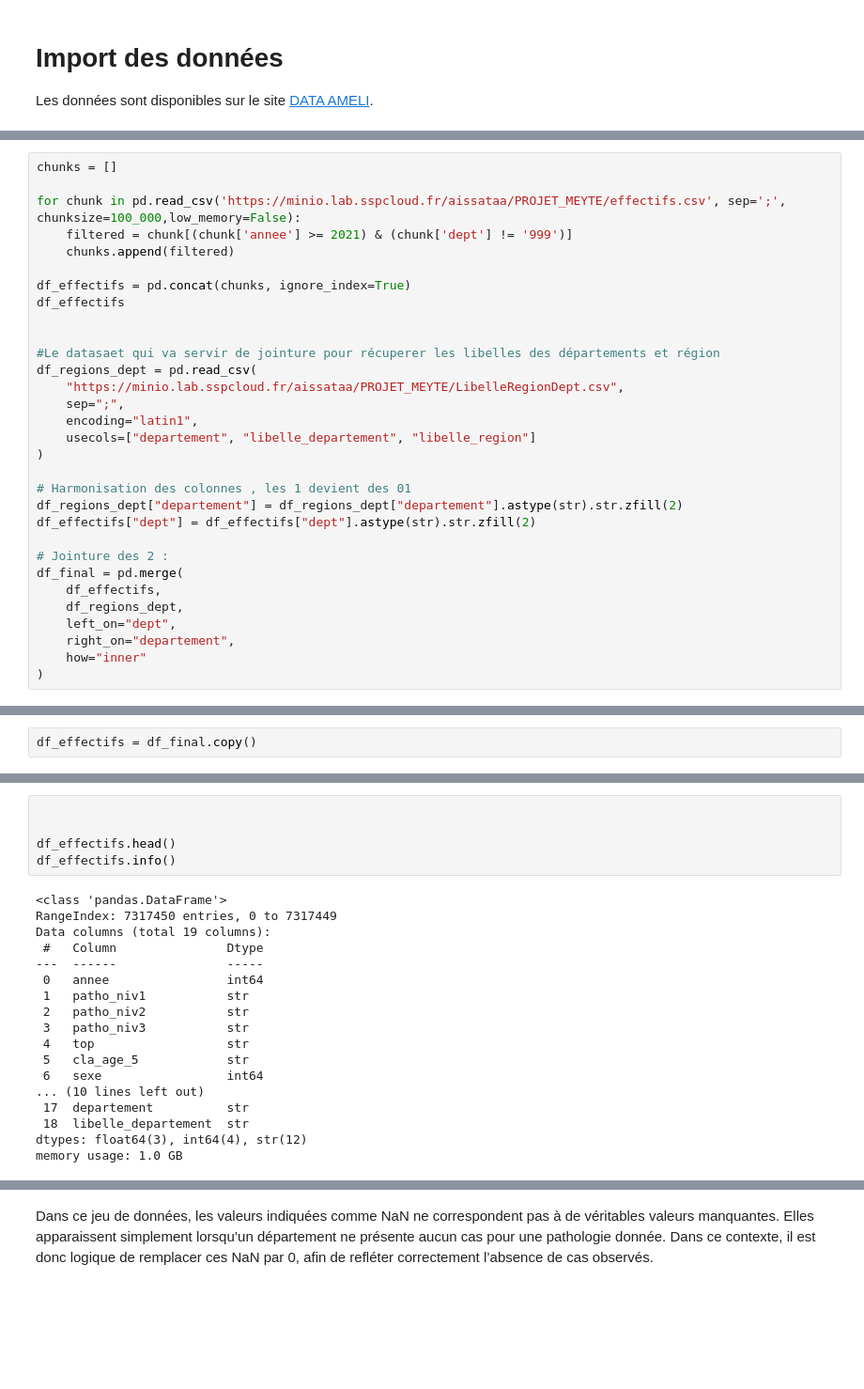
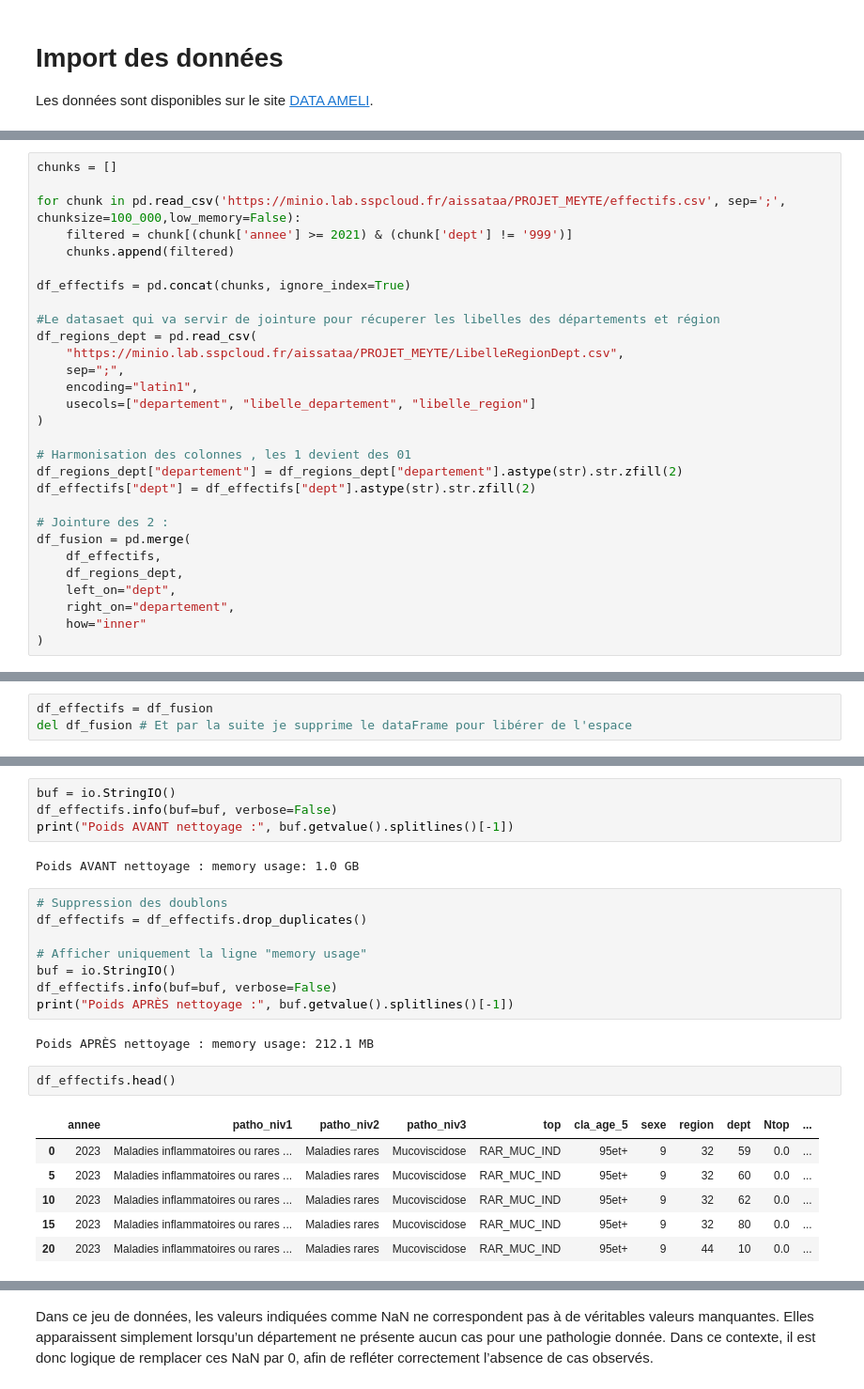
Before and after one commit to AissataProo/PROJET_MEYTE, a Jupyter notebook: notebooks/notebook.ipynb, the cells around one changed output, grey strips where cells are left out. Shown at 94% size. Drawn from its saved outputs; the diff is of its cells as text; blank space fills up the shorter version.

```diff
--- a/notebooks/notebook.ipynb
+++ b/notebooks/notebook.ipynb
@@ -35,8 +39,6 @@ for chunk in pd.read_csv('https://minio.lab.sspcloud.fr/aissataa/PROJET_MEYTE/ef
     chunks.append(filtered)
 
 df_effectifs = pd.concat(chunks, ignore_index=True)
-df_effectifs
-
 
 #Le datasaet qui va servir de jointure pour récuperer les libelles des départements et région
 df_regions_dept = pd.read_csv(
@@ -51,7 +53,7 @@ df_regions_dept["departement"] = df_regions_dept["departement"].astype(str).str.
 df_effectifs["dept"] = df_effectifs["dept"].astype(str).str.zfill(2)
 
 # Jointure des 2 :
-df_final = pd.merge(
+df_fusion = pd.merge(
     df_effectifs,
     df_regions_dept,
     left_on="dept",
@@ -61,2 +66,3 @@ df_final = pd.merge(
 # %%
-df_effectifs = df_final.copy()
+df_effectifs = df_fusion
+del df_fusion # Et par la suite je supprime le dataFrame pour libérer de l'espace
@@ -79,23 +127,25 @@ df_effectifs
+# %%
+buf = io.StringIO()
+df_effectifs.info(buf=buf, verbose=False)
+print("Poids AVANT nettoyage :", buf.getvalue().splitlines()[-1])
+# %% [output]
+Poids AVANT nettoyage : memory usage: 1.0 GB
+# %%
+# Suppression des doublons
+df_effectifs = df_effectifs.drop_duplicates()
+
+# Afficher uniquement la ligne "memory usage"
+buf = io.StringIO()
+df_effectifs.info(buf=buf, verbose=False)
+print("Poids APRÈS nettoyage :", buf.getvalue().splitlines()[-1])
+# %% [output]
+Poids APRÈS nettoyage : memory usage: 212.1 MB
 # %%
-
-
 df_effectifs.head()
-df_effectifs.info()
 # %% [output]
-<class 'pandas.DataFrame'>
-RangeIndex: 7317450 entries, 0 to 7317449
-Data columns (total 19 columns):
- #   Column               Dtype
----  ------               -----
- 0   annee                int64
- 1   patho_niv1           str
- 2   patho_niv2           str
- 3   patho_niv3           str
- 4   top                  str
- 5   cla_age_5            str
- 6   sexe                 int64
-... (10 lines left out)
- 17  departement          str
- 18  libelle_departement  str
-dtypes: float64(3), int64(4), str(12)
-memory usage: 1.0 GB
+|  | annee | patho_niv1 | patho_niv2 | patho_niv3 | top | cla_age_5 | sexe | region | dept | Ntop | ... |
+| 0 | 2023 | Maladies inflammatoires ou rares ... | Maladies rares | Mucoviscidose | RAR_MUC_IND | 95et+ | 9 | 32 | 59 | 0.0 | ... |
+| 5 | 2023 | Maladies inflammatoires ou rares ... | Maladies rares | Mucoviscidose | RAR_MUC_IND | 95et+ | 9 | 32 | 60 | 0.0 | ... |
+| 10 | 2023 | Maladies inflammatoires ou rares ... | Maladies rares | Mucoviscidose | RAR_MUC_IND | 95et+ | 9 | 32 | 62 | 0.0 | ... |
+| 15 | 2023 | Maladies inflammatoires ou rares ... | Maladies rares | Mucoviscidose | RAR_MUC_IND | 95et+ | 9 | 32 | 80 | 0.0 | ... |
+| 20 | 2023 | Maladies inflammatoires ou rares ... | Maladies rares | Mucoviscidose | RAR_MUC_IND | 95et+ | 9 | 44 | 10 | 0.0 | ... |
```
Also changed, not shown: parts of 18 cells of this notebook, 4 other files.
